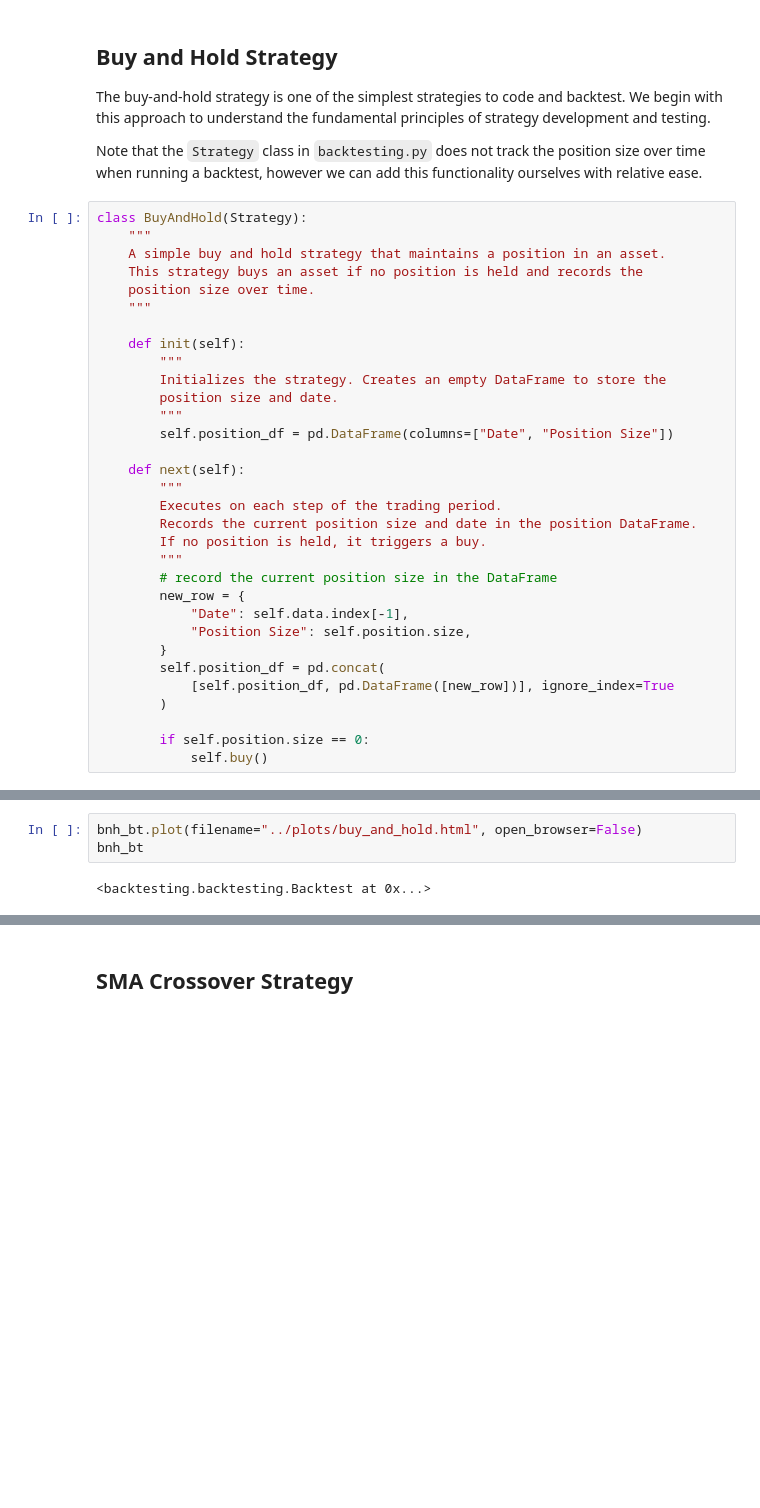
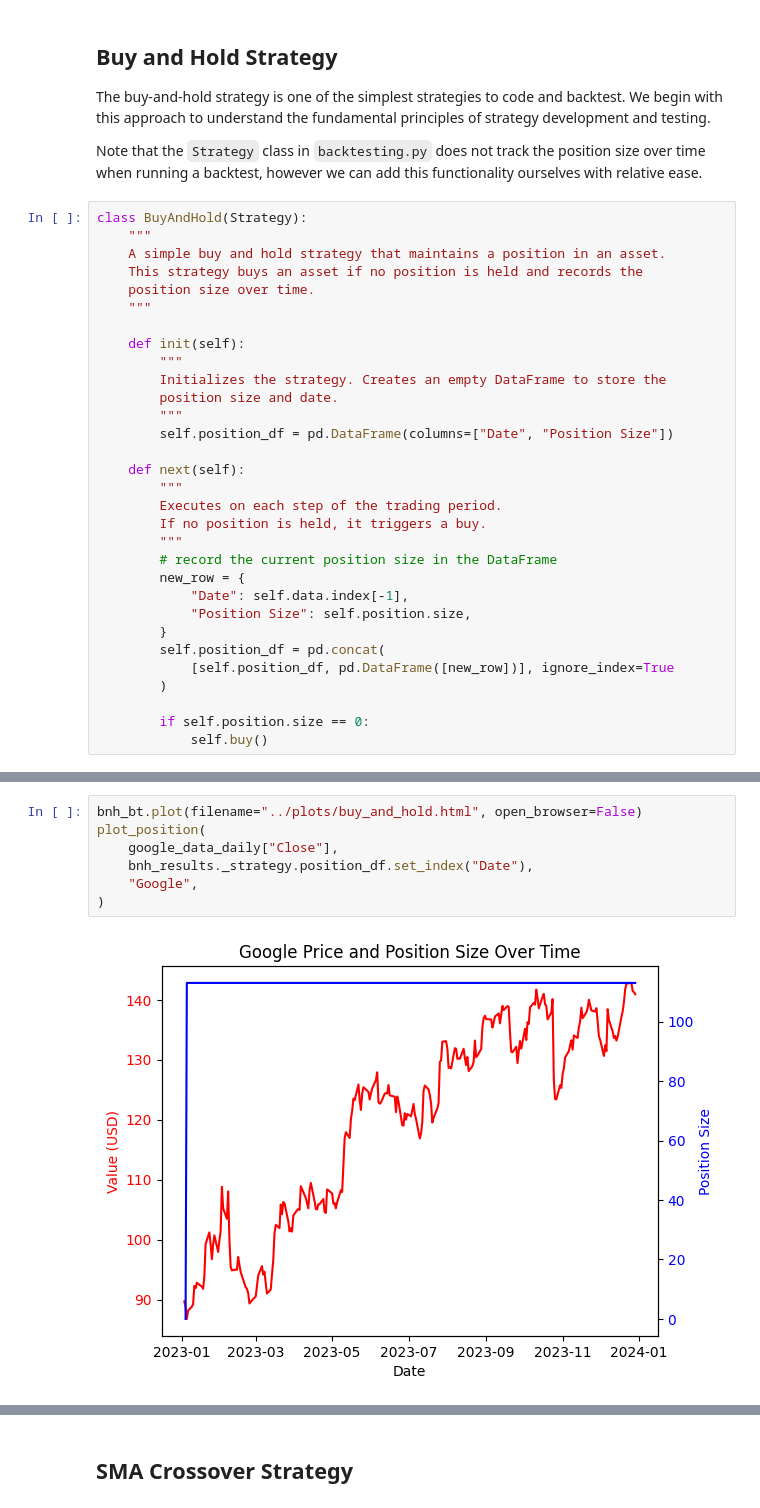
Before and after one commit to BenJonesData/algo-trading-playground, a Jupyter notebook: notebooks/02_basic_strategy_experimentation.ipynb, the cells around one changed output, grey strips where cells are left out. Drawn from its saved outputs; the diff is of its cells as text; blank space fills up the shorter version.

Commit message:
exp: add more strategy experimentation
Experiment with SMA and RSI strategies.

```diff
--- a/notebooks/02_basic_strategy_experimentation.ipynb
+++ b/notebooks/02_basic_strategy_experimentation.ipynb
@@ -61,7 +67,6 @@ class BuyAndHold(Strategy):
     def next(self):
         """
         Executes on each step of the trading period.
-        Records the current position size and date in the position DataFrame.
         If no position is held, it triggers a buy.
         """
         # record the current position size in the DataFrame
@@ -95,5 +109,9 @@ dtype: object
 # %%
 bnh_bt.plot(filename="../plots/buy_and_hold.html", open_browser=False)
-bnh_bt
+plot_position(
+    google_data_daily["Close"],
+    bnh_results._strategy.position_df.set_index("Date"),
+    "Google",
+)
 # %% [output]
-<backtesting.backtesting.Backtest at 0x...>
+[figure, added]
```
Also changed, not shown: parts of 19 cells of this notebook, 1 other file.
